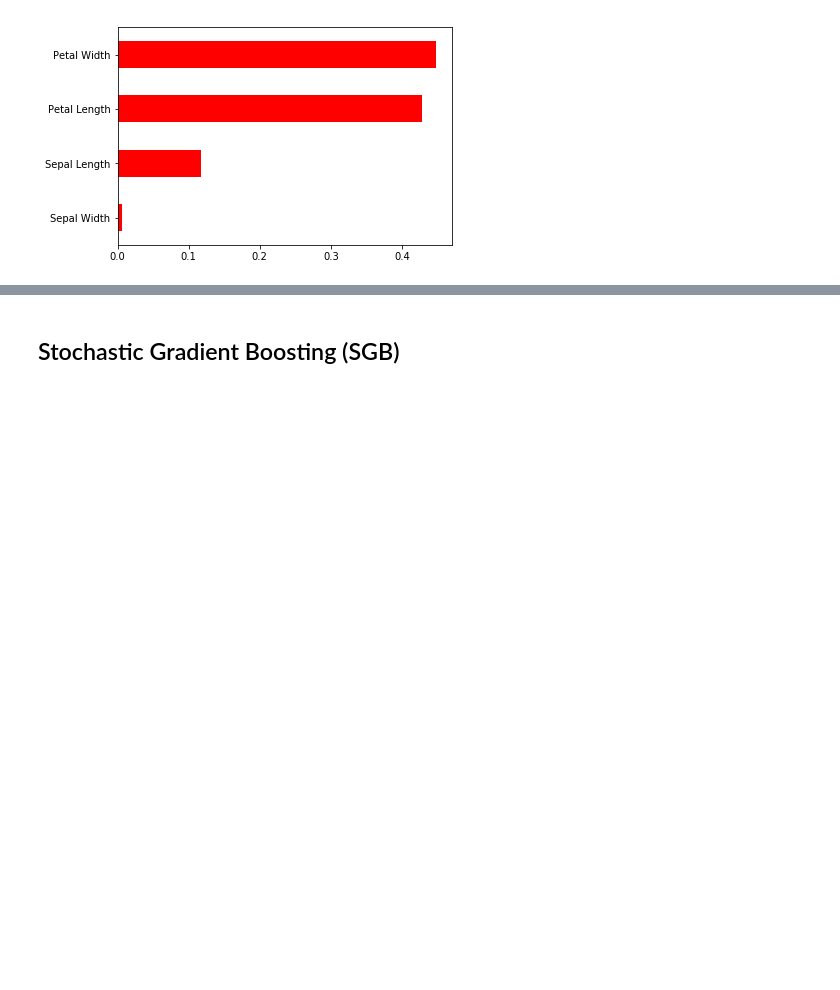
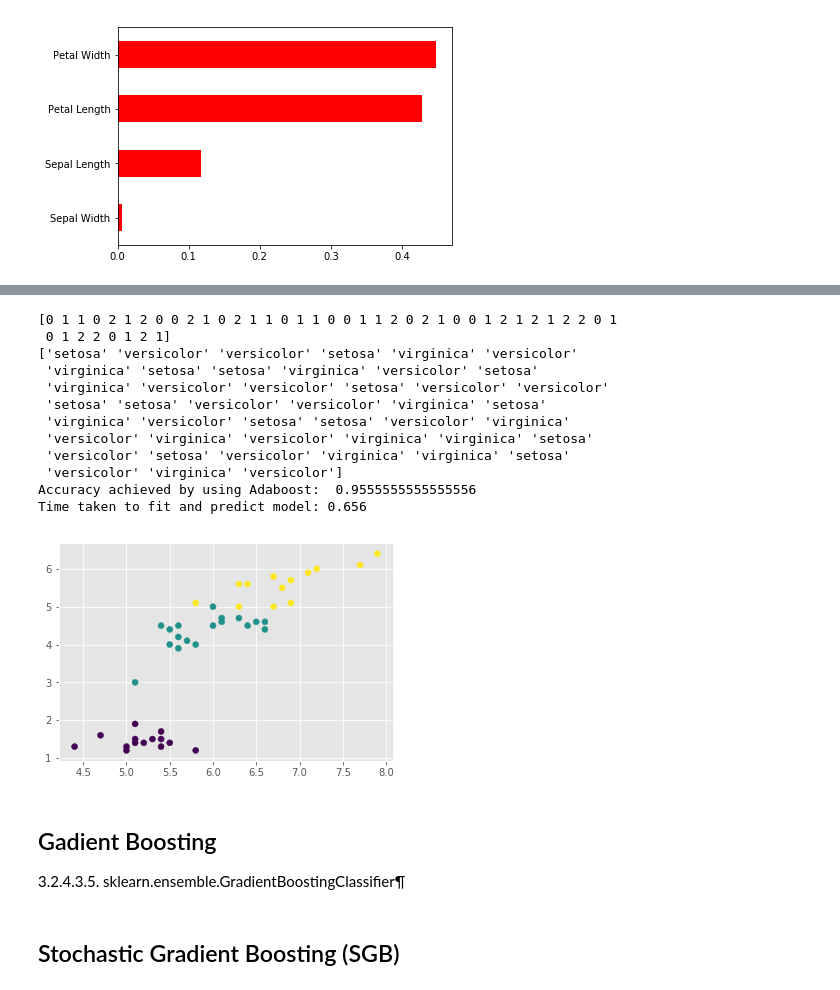
Before and after one commit to davidcoxon/Python, a Jupyter notebook: Reference/Classifiers/Classifiers.ipynb, the cells around one changed output, grey strips where cells are left out. Cells and saved outputs as stored; diff of their text form; code cells hidden in the pictures; blank space fills up the shorter version.

```diff
--- a/Reference/Classifiers/Classifiers.ipynb
+++ b/Reference/Classifiers/Classifiers.ipynb
@@ -1400,3 +1533,80 @@ plt.show()
+# %%
+# Import models and utility functions
+import pandas as pd
+import numpy as np
+import matplotlib.pyplot as plt
+import pylab
+import time
+plt.style.use('ggplot')
+
+from sklearn.ensemble import AdaBoostClassifier
+from sklearn.tree import DecisionTreeClassifier
+from sklearn.metrics import roc_auc_score
+from sklearn.model_selection import train_test_split
+
+# Set seed for reproducibility
+SEED = 1
+
+# Split dataset into 70% train and 30% test
+X_train, X_test, y_train, y_test = train_test_split(X, y,test_size=0.3,random_state=SEED)
+
+# get starting time
+start = time.time()
+
+# Instantiate a classification-tree 'dt'
+dt = DecisionTreeClassifier(max_depth=1, random_state=SEED)
+
+# Instantiate an AdaBoost classifier 'adab_clf'
+adb_clf = AdaBoostClassifier(base_estimator=dt, n_estimators=200)
+
+# Fit 'adb_clf' to the training set
+adb_clf.fit(X_train, y_train)
+
+# predict 'adb_clf' for the test set
+ada_y_pred=adb_clf.predict(X_test)
+
+# get time taken to run the for loop code
+elapsed_time_fl = (time.time() - start)
+
+# Predict the test set probabilities of positive class
+y_pred_proba = adb_clf.predict_proba(X_test)[:,1]
+
+# print results
+print(ada_y_pred)
+print(df3.target_names[ada_y_pred])
+
+# Evaluate accuracy
+accuracy = accuracy_score(y_test, ada_y_pred)
+
+# Print accuracy
+print('Accuracy achieved by using Adaboost: ', accuracy_score(y_test, ada_y_pred))
+
+print('Time taken to fit and predict model: {:.3f}'.format(elapsed_time_fl))
+
+# plot results
+xs = X_test[:,0]
+ys = X_test[:,2]
+plt.scatter(xs, ys, c=ada_y_pred)
+pylab.savefig('Graphs/adaboost.png')
+plt.show()
+# %% [output]
+[0 1 1 0 2 1 2 0 0 2 1 0 2 1 1 0 1 1 0 0 1 1 2 0 2 1 0 0 1 2 1 2 1 2 2 0 1
+ 0 1 2 2 0 1 2 1]
+['setosa' 'versicolor' 'versicolor' 'setosa' 'virginica' 'versicolor'
+ 'virginica' 'setosa' 'setosa' 'virginica' 'versicolor' 'setosa'
+ 'virginica' 'versicolor' 'versicolor' 'setosa' 'versicolor' 'versicolor'
+ 'setosa' 'setosa' 'versicolor' 'versicolor' 'virginica' 'setosa'
+ 'virginica' 'versicolor' 'setosa' 'setosa' 'versicolor' 'virginica'
+ 'versicolor' 'virginica' 'versicolor' 'virginica' 'virginica' 'setosa'
+ 'versicolor' 'setosa' 'versicolor' 'virginica' 'virginica' 'setosa'
+ 'versicolor' 'virginica' 'versicolor']
+Accuracy achieved by using Adaboost:  0.9555555555555556
+Time taken to fit and predict model: 0.656
+[figure, added]
+# %% [markdown]
+## Gadient Boosting
+
+3.2.4.3.5. sklearn.ensemble.GradientBoostingClassifier¶
 # %% [markdown]
 ## Stochastic Gradient Boosting (SGB)
 # %% [markdown]
```
Also changed, not shown: parts of 15 cells of this notebook.
